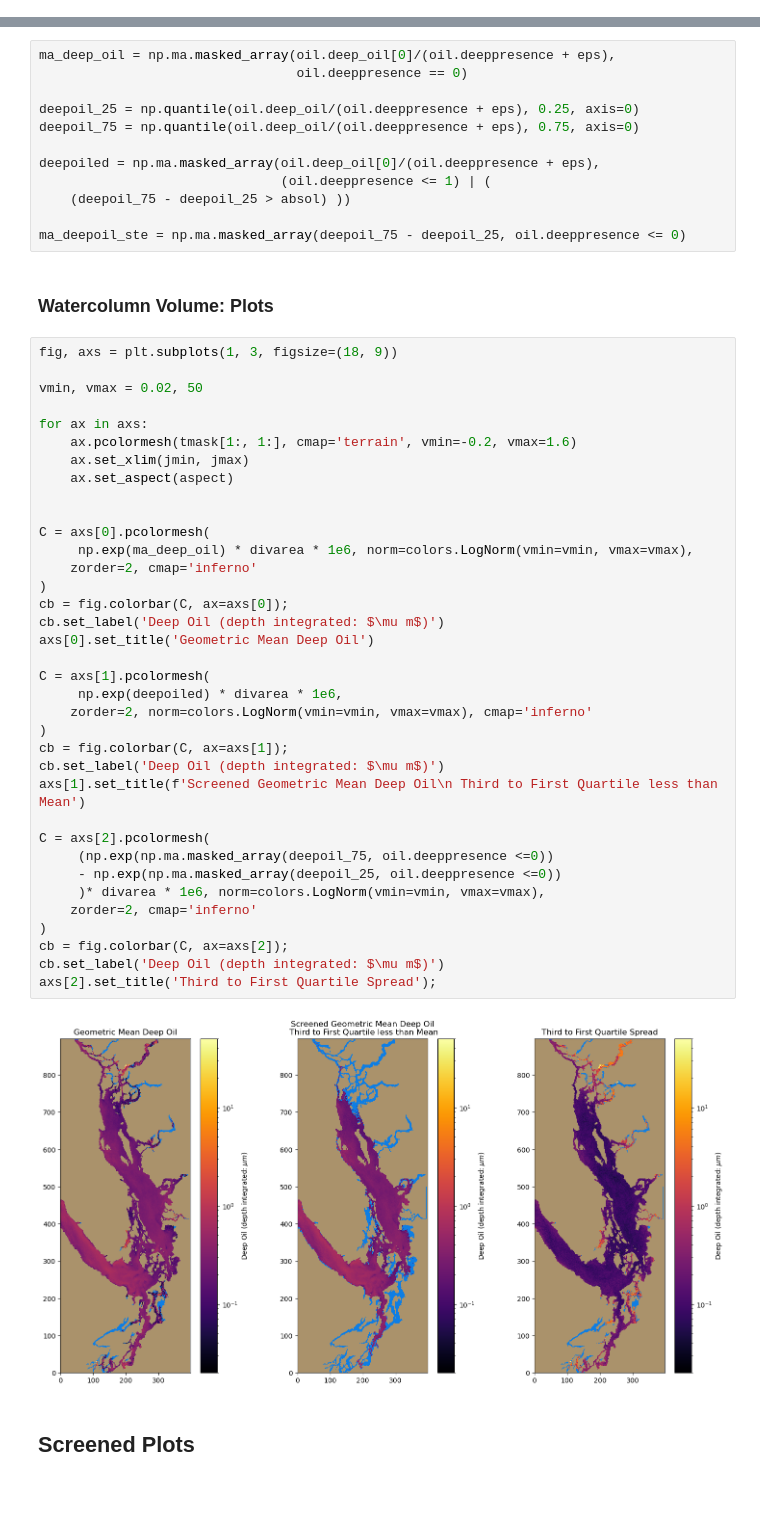
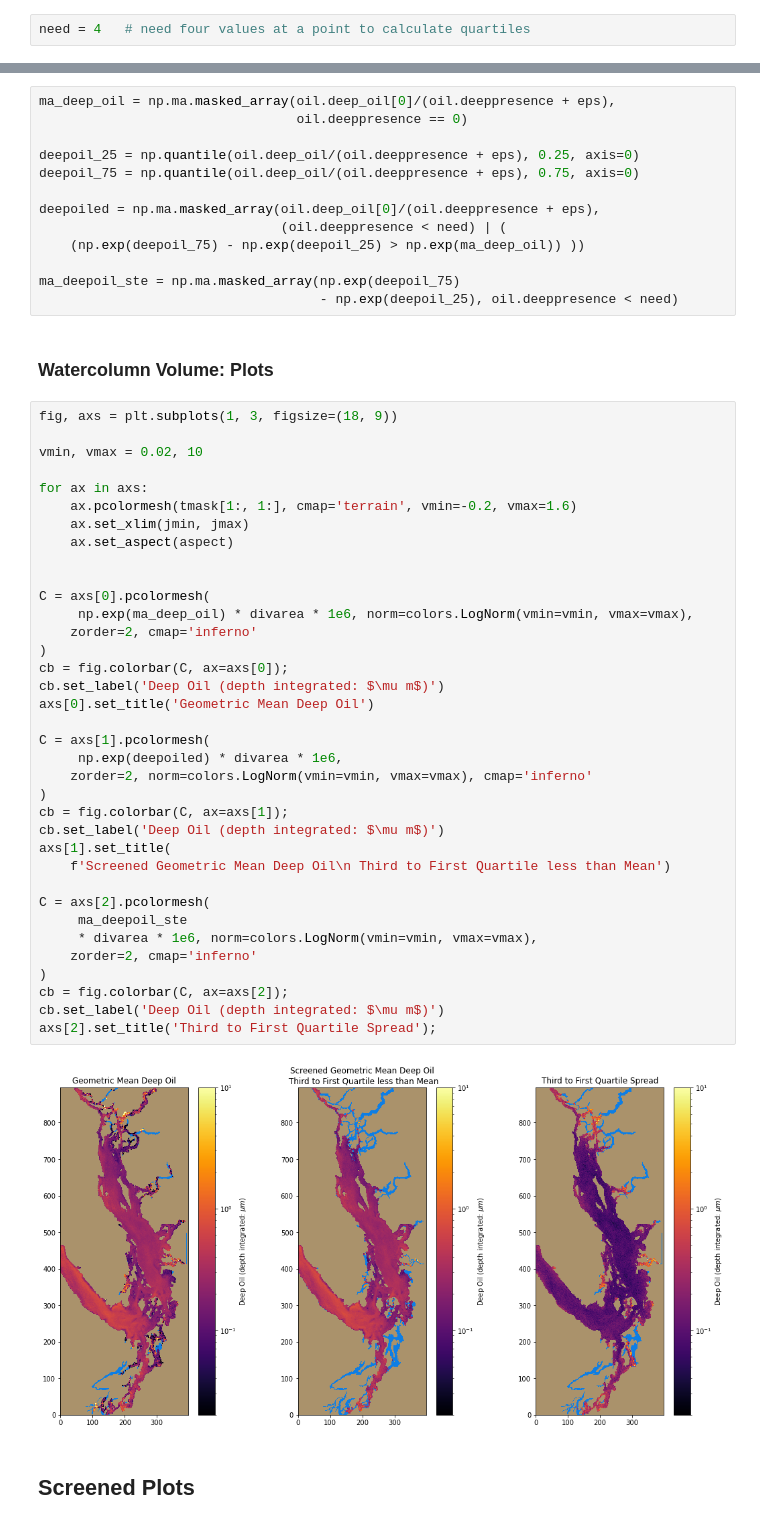
Before and after one commit to MIDOSS/Visualization, a Jupyter notebook: notebooks/Plot_Aggregates_oils_ErrorBnds.ipynb, the cells around one changed output, grey strips where cells are left out. Saved outputs shown, nothing was run; the diff lists cells and outputs as text; blank space fills up the shorter version.

```diff
--- a/notebooks/Plot_Aggregates_oils_ErrorBnds.ipynb
+++ b/notebooks/Plot_Aggregates_oils_ErrorBnds.ipynb
@@ -39,6 +41,8 @@ def truncate_colormap(cmap, minval=0.0, maxval=1.0, n=-1):
 minColor = 0.1
 maxColor = 0.85
 thermal_r_t = truncate_colormap(cm.thermal_r, minColor, maxColor)
+# %%
+need = 4   # need four values at a point to calculate quartiles
 # %% [markdown]
 ## Beaching
 # %% [markdown]
@@ -480,50 +497,51 @@ deepoil_25 = np.quantile(oil.deep_oil/(oil.deeppresence + eps), 0.25, axis=0)
 deepoil_75 = np.quantile(oil.deep_oil/(oil.deeppresence + eps), 0.75, axis=0)
 
 deepoiled = np.ma.masked_array(oil.deep_oil[0]/(oil.deeppresence + eps),
-                               (oil.deeppresence <= 1) | (
-    (deepoil_75 - deepoil_25 > absol) ))
+                               (oil.deeppresence < need) | (
+    (np.exp(deepoil_75) - np.exp(deepoil_25) > np.exp(ma_deep_oil)) ))
 
-ma_deepoil_ste = np.ma.masked_array(deepoil_75 - deepoil_25, oil.deeppresence <= 0)
+ma_deepoil_ste = np.ma.masked_array(np.exp(deepoil_75)
+                                    - np.exp(deepoil_25), oil.deeppresence < need)
 # %% [markdown]
 ### Watercolumn Volume: Plots
 # %%
 fig, axs = plt.subplots(1, 3, figsize=(18, 9))
 
-vmin, vmax = 0.02, 50
+vmin, vmax = 0.02, 10
 
 for ax in axs:
     ax.pcolormesh(tmask[1:, 1:], cmap='terrain', vmin=-0.2, vmax=1.6)
     ax.set_xlim(jmin, jmax)
     ax.set_aspect(aspect)
 
 
 C = axs[0].pcolormesh(
      np.exp(ma_deep_oil) * divarea * 1e6, norm=colors.LogNorm(vmin=vmin, vmax=vmax),
     zorder=2, cmap='inferno'
 )
 cb = fig.colorbar(C, ax=axs[0]);
 cb.set_label('Deep Oil (depth integrated: $\mu m$)')
 axs[0].set_title('Geometric Mean Deep Oil')
 
 C = axs[1].pcolormesh(
      np.exp(deepoiled) * divarea * 1e6,
     zorder=2, norm=colors.LogNorm(vmin=vmin, vmax=vmax), cmap='inferno'
 )
 cb = fig.colorbar(C, ax=axs[1]);
 cb.set_label('Deep Oil (depth integrated: $\mu m$)')
-axs[1].set_title(f'Screened Geometric Mean Deep Oil\n Third to First Quartile less than Mean')
+axs[1].set_title(
+    f'Screened Geometric Mean Deep Oil\n Third to First Quartile less than Mean')
 
 C = axs[2].pcolormesh(
-     (np.exp(np.ma.masked_array(deepoil_75, oil.deeppresence <=0))
-     - np.exp(np.ma.masked_array(deepoil_25, oil.deeppresence <=0))
-     )* divarea * 1e6, norm=colors.LogNorm(vmin=vmin, vmax=vmax),
+     ma_deepoil_ste
+     * divarea * 1e6, norm=colors.LogNorm(vmin=vmin, vmax=vmax),
     zorder=2, cmap='inferno'
 )
 cb = fig.colorbar(C, ax=axs[2]);
 cb.set_label('Deep Oil (depth integrated: $\mu m$)')
 axs[2].set_title('Third to First Quartile Spread');
 # %% [output]
-[figure, old version]
+[figure, new version]
 # %% [markdown]
 ## Screened Plots
 # %%
```
Also changed, not shown: parts of 24 cells of this notebook.
